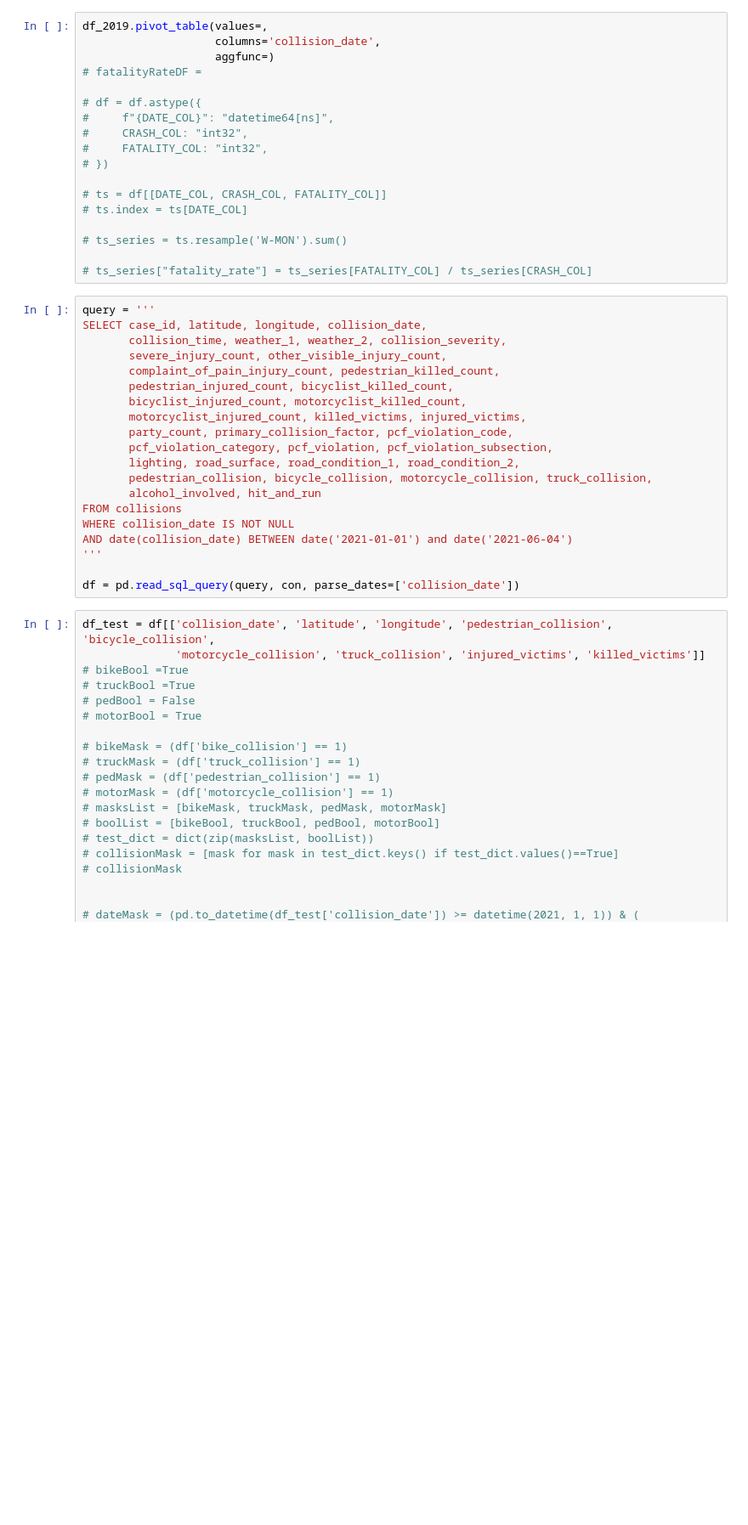
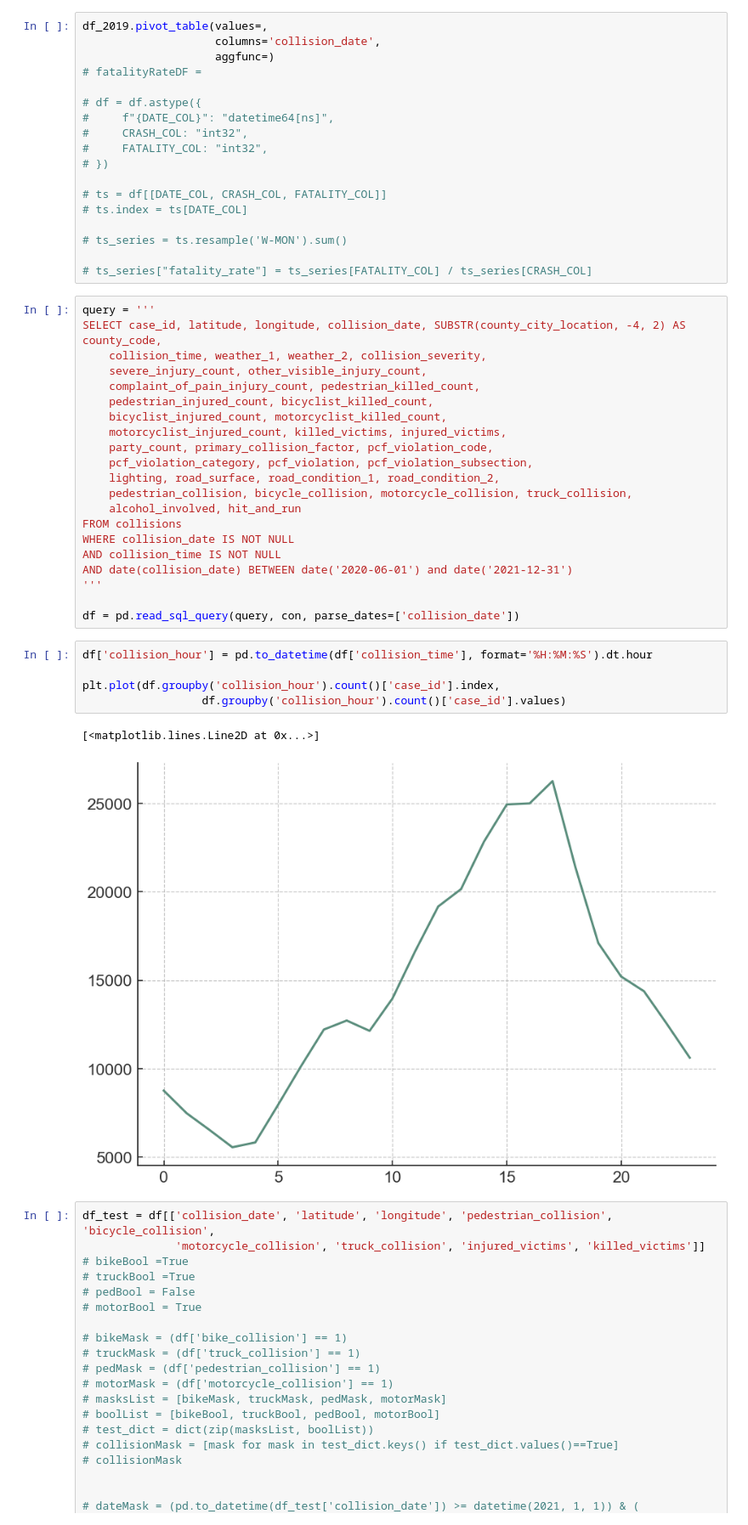
Before and after one commit to nkespiritu/california-collisions-dashboard, a Jupyter notebook: california-eda.ipynb, the cells around one changed output. Shown at 85% size. Cells and saved outputs as stored; diff of their text form; blank space fills up the shorter version.

```diff
--- a/california-eda.ipynb
+++ b/california-eda.ipynb
@@ -398,24 +398,33 @@ df_2019.pivot_table(values=,
 # ts_series["fatality_rate"] = ts_series[FATALITY_COL] / ts_series[CRASH_COL]
 # %%
 query = '''
-SELECT case_id, latitude, longitude, collision_date,
-       collision_time, weather_1, weather_2, collision_severity,
-       severe_injury_count, other_visible_injury_count,
-       complaint_of_pain_injury_count, pedestrian_killed_count,
-       pedestrian_injured_count, bicyclist_killed_count,
-       bicyclist_injured_count, motorcyclist_killed_count,
-       motorcyclist_injured_count, killed_victims, injured_victims,
-       party_count, primary_collision_factor, pcf_violation_code,
-       pcf_violation_category, pcf_violation, pcf_violation_subsection,
-       lighting, road_surface, road_condition_1, road_condition_2,
-       pedestrian_collision, bicycle_collision, motorcycle_collision, truck_collision,
-       alcohol_involved, hit_and_run
+SELECT case_id, latitude, longitude, collision_date, SUBSTR(county_city_location, -4, 2) AS county_code,
+    collision_time, weather_1, weather_2, collision_severity,
+    severe_injury_count, other_visible_injury_count,
+    complaint_of_pain_injury_count, pedestrian_killed_count,
+    pedestrian_injured_count, bicyclist_killed_count,
+    bicyclist_injured_count, motorcyclist_killed_count,
+    motorcyclist_injured_count, killed_victims, injured_victims,
+    party_count, primary_collision_factor, pcf_violation_code,
+    pcf_violation_category, pcf_violation, pcf_violation_subsection,
+    lighting, road_surface, road_condition_1, road_condition_2,
+    pedestrian_collision, bicycle_collision, motorcycle_collision, truck_collision,
+    alcohol_involved, hit_and_run
 FROM collisions
 WHERE collision_date IS NOT NULL
-AND date(collision_date) BETWEEN date('2021-01-01') and date('2021-06-04')
+AND collision_time IS NOT NULL
+AND date(collision_date) BETWEEN date('2020-06-01') and date('2021-12-31')
 '''
 
 df = pd.read_sql_query(query, con, parse_dates=['collision_date'])
+# %%
+df['collision_hour'] = pd.to_datetime(df['collision_time'], format='%H:%M:%S').dt.hour
+
+plt.plot(df.groupby('collision_hour').count()['case_id'].index,
+                  df.groupby('collision_hour').count()['case_id'].values)
+# %% [output]
+[<matplotlib.lines.Line2D at 0x...>]
+[figure, added]
 # %%
 df_test = df[['collision_date', 'latitude', 'longitude', 'pedestrian_collision', 'bicycle_collision',
               'motorcycle_collision', 'truck_collision', 'injured_victims', 'killed_victims']]
```
Also changed, not shown: parts of 8 cells of this notebook, 3 other files.
